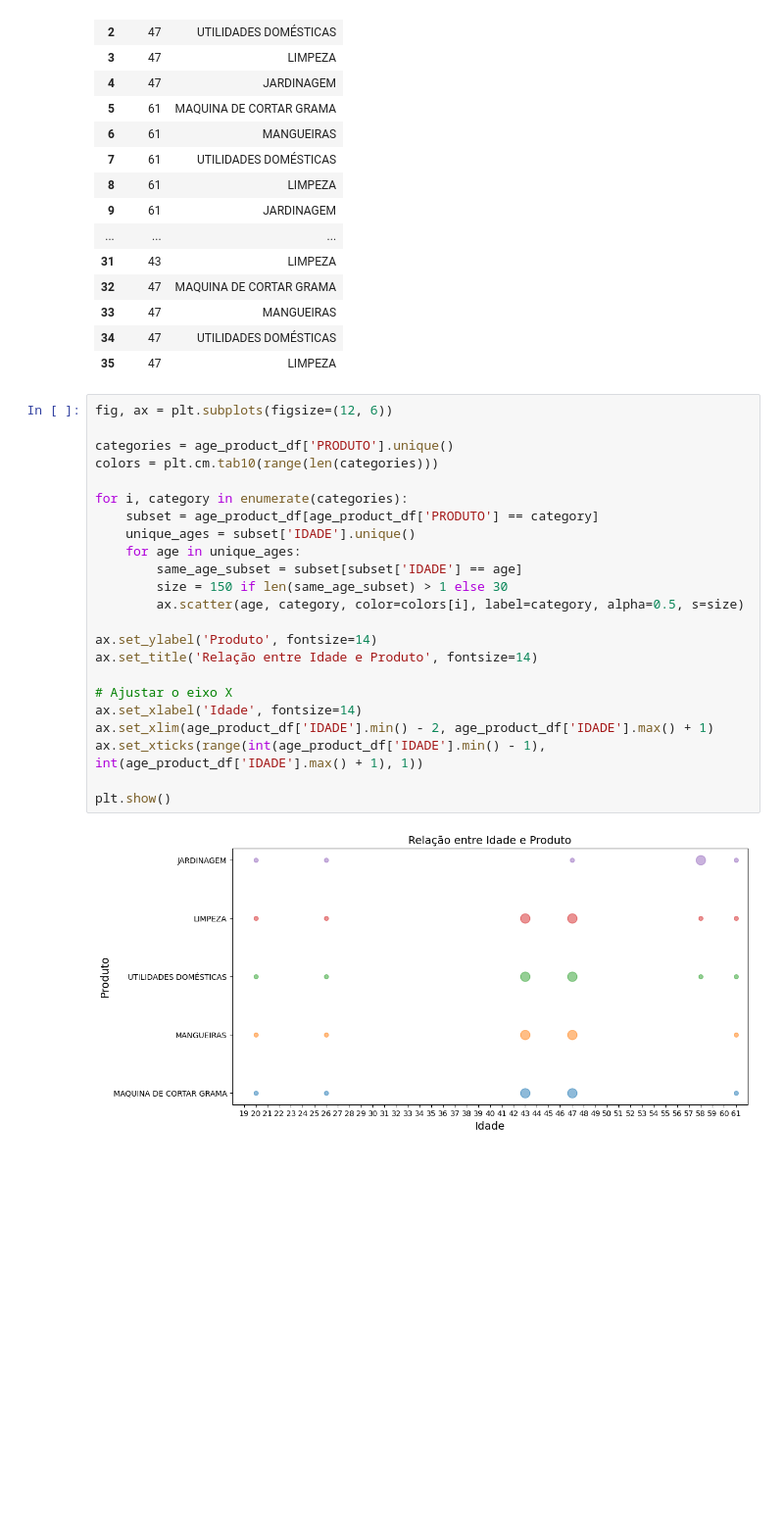
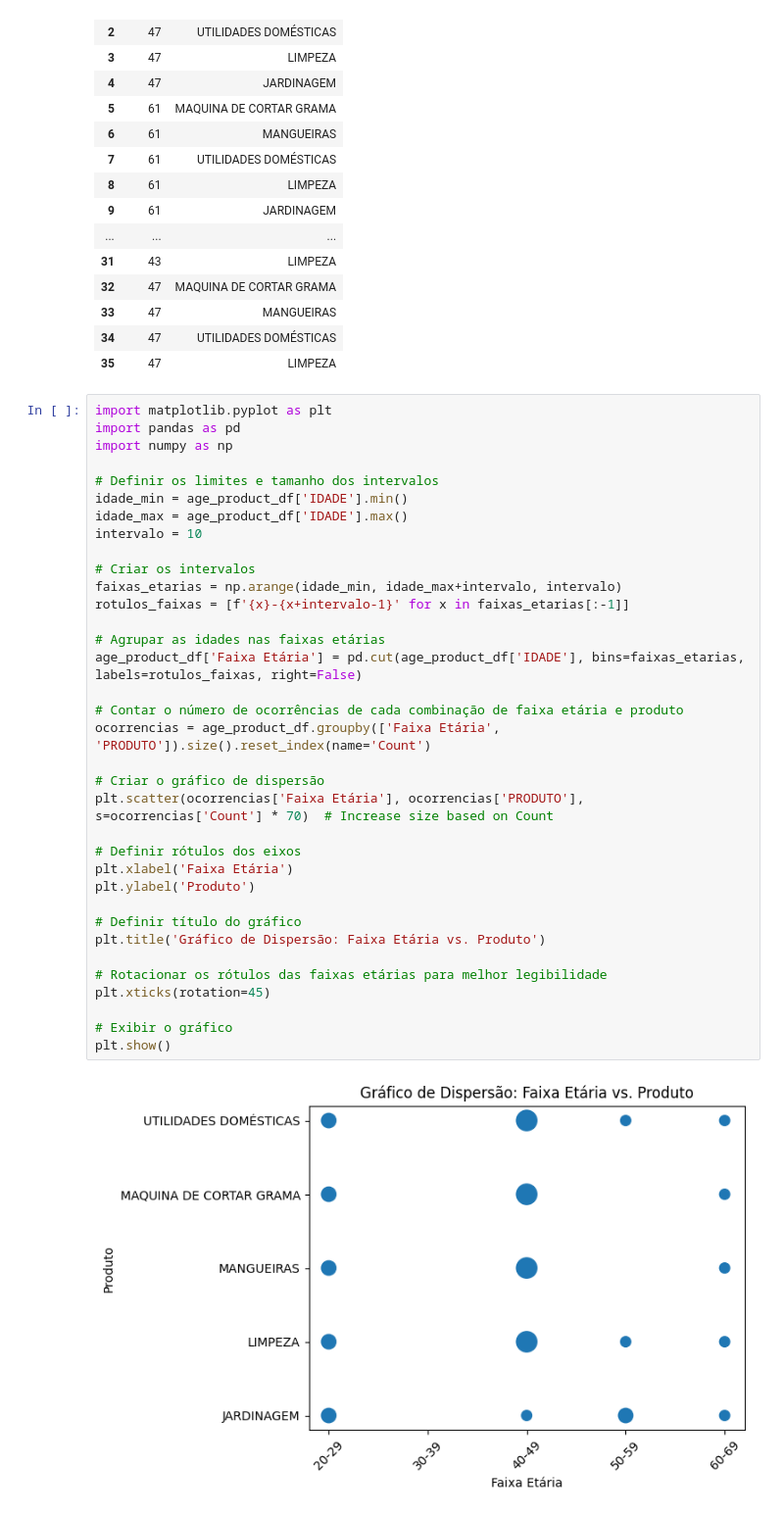
Before and after one commit to Gaba034/desafio-data-analytics, a Jupyter notebook: main.ipynb, the cells around one changed output. Shown: that part at 98% size. Drawn from its saved outputs; the diff is of its cells as text; blank space fills up the shorter version.

```diff
--- a/main.ipynb
+++ b/main.ipynb
@@ -514,28 +575,40 @@ age_product_df
 | 33 | 47 | MANGUEIRAS |
 | 34 | 47 | UTILIDADES DOMÉSTICAS |
 | 35 | 47 | LIMPEZA |
-# %%
-fig, ax = plt.subplots(figsize=(12, 6))
-
-categories = age_product_df['PRODUTO'].unique()
-colors = plt.cm.tab10(range(len(categories)))
-
-for i, category in enumerate(categories):
-    subset = age_product_df[age_product_df['PRODUTO'] == category]
-    unique_ages = subset['IDADE'].unique()
-    for age in unique_ages:
-        same_age_subset = subset[subset['IDADE'] == age]
-        size = 150 if len(same_age_subset) > 1 else 30
-        ax.scatter(age, category, color=colors[i], label=category, alpha=0.5, s=size)
-
-ax.set_ylabel('Produto', fontsize=14)
-ax.set_title('Relação entre Idade e Produto', fontsize=14)
-
-# Ajustar o eixo X
-ax.set_xlabel('Idade', fontsize=14)
-ax.set_xlim(age_product_df['IDADE'].min() - 2, age_product_df['IDADE'].max() + 1)
-ax.set_xticks(range(int(age_product_df['IDADE'].min() - 1), int(age_product_df['IDADE'].max() + 1), 1))
-
-plt.show()
-# %% [output]
-[figure, removed]
+# %%
+import matplotlib.pyplot as plt
+import pandas as pd
+import numpy as np
+
+# Definir os limites e tamanho dos intervalos
+idade_min = age_product_df['IDADE'].min()
+idade_max = age_product_df['IDADE'].max()
+intervalo = 10
+
+# Criar os intervalos
+faixas_etarias = np.arange(idade_min, idade_max+intervalo, intervalo)
+rotulos_faixas = [f'{x}-{x+intervalo-1}' for x in faixas_etarias[:-1]]
+
+# Agrupar as idades nas faixas etárias
+age_product_df['Faixa Etária'] = pd.cut(age_product_df['IDADE'], bins=faixas_etarias, labels=rotulos_faixas, right=False)
+
+# Contar o número de ocorrências de cada combinação de faixa etária e produto
+ocorrencias = age_product_df.groupby(['Faixa Etária', 'PRODUTO']).size().reset_index(name='Count')
+
+# Criar o gráfico de dispersão
+plt.scatter(ocorrencias['Faixa Etária'], ocorrencias['PRODUTO'], s=ocorrencias['Count'] * 70)  # Increase size based on Count
+
+# Definir rótulos dos eixos
+plt.xlabel('Faixa Etária')
+plt.ylabel('Produto')
+
+# Definir título do gráfico
+plt.title('Gráfico de Dispersão: Faixa Etária vs. Produto')
+
+# Rotacionar os rótulos das faixas etárias para melhor legibilidade
+plt.xticks(rotation=45)
+
+# Exibir o gráfico
+plt.show()
+# %% [output]
+[figure, added]
```
Also changed, not shown: parts of 4 cells of this notebook, 1 other file.
